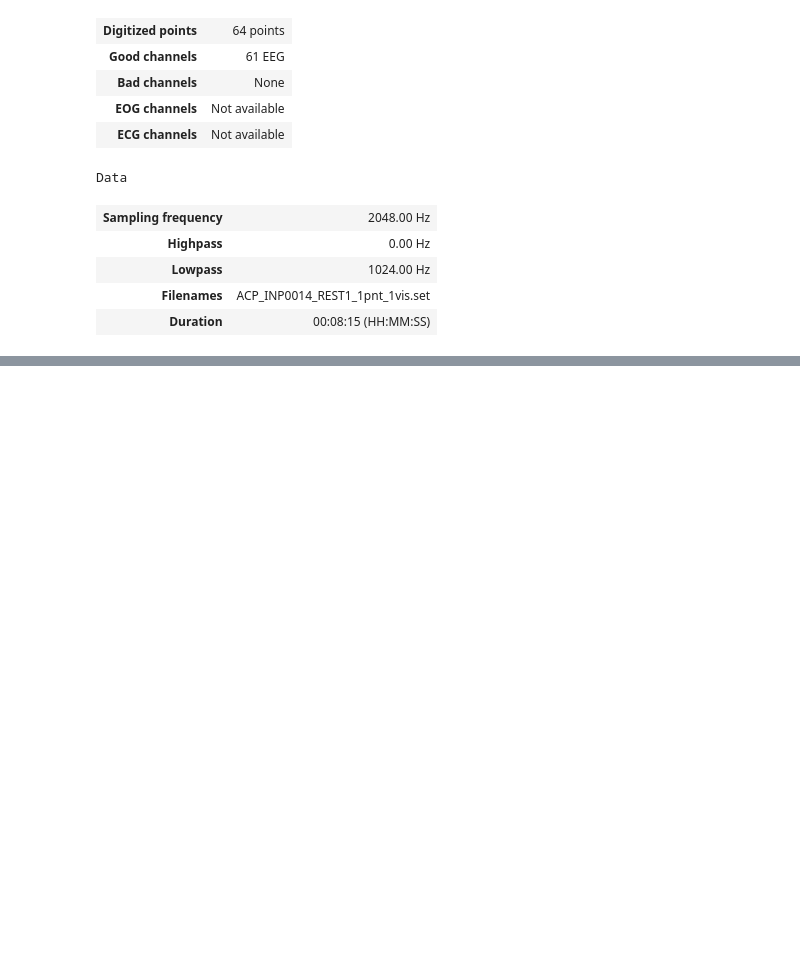
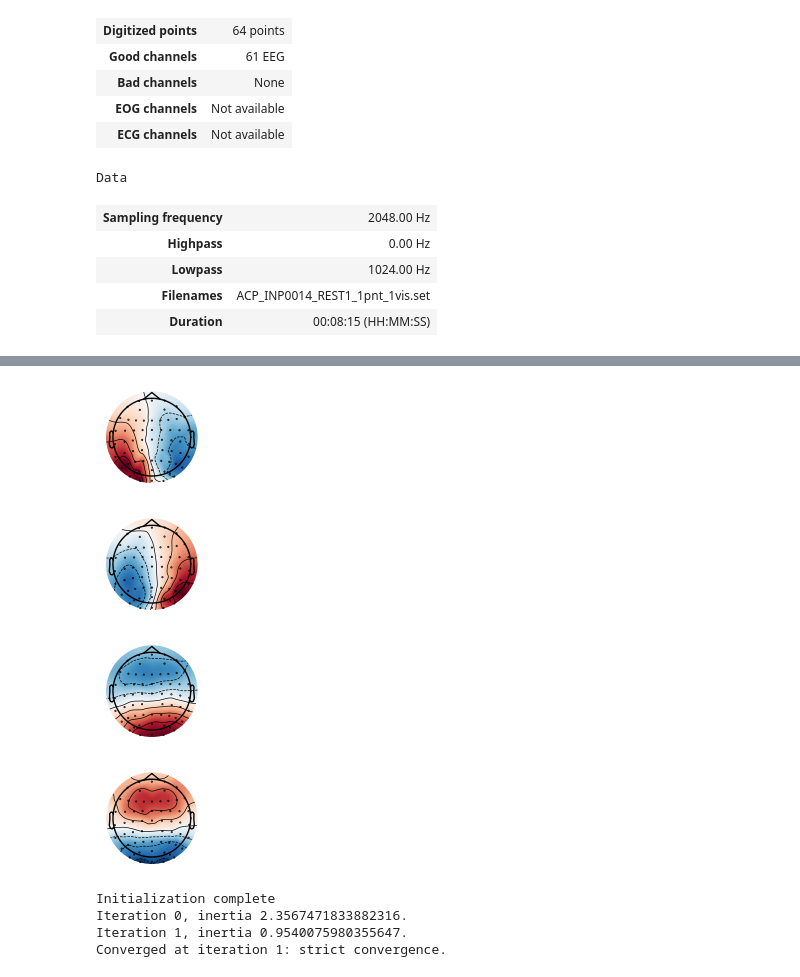
Before and after one commit to anast3t/nsu-microstate-rest-eeg, a Jupyter notebook: GlobalMSCalc.ipynb, the cells around one changed output, grey strips where cells are left out. Cells and saved outputs as stored; diff of their text form; code cells hidden in the pictures; blank space fills up the shorter version.

```diff
--- a/GlobalMSCalc.ipynb
+++ b/GlobalMSCalc.ipynb
@@ -490,0 +520,11 @@ def _cluster_kmod(
+# %%
+global_maps = pd.DataFrame(clusters2.T, columns=["C", "D", "B", "A"])
+global_maps = global_maps.reindex(["A", "B", "C", "D"], axis=1)
+# global_maps
+for i in range(4):
+    mne.viz.plot_topomap(global_maps.T.to_numpy()[i], raw.info, show=True)
+# %% [output]
+[figure, added]
+[figure, added]
+[figure, added]
+[figure, added]
@@ -490,0 +533,7 @@ def _cluster_kmod(
+# %%
+clustering_user, clusters_user, cluster_info_user = cluster(ms_df[:12].values, n_clusters=4, method='kmean', verbose=True)
+# %% [output]
+Initialization complete
+Iteration 0, inertia 2.3567471833882316.
+Iteration 1, inertia 0.9540075980355647.
+Converged at iteration 1: strict convergence.
```
Also changed, not shown: parts of 25 cells of this notebook, 3 other files.
